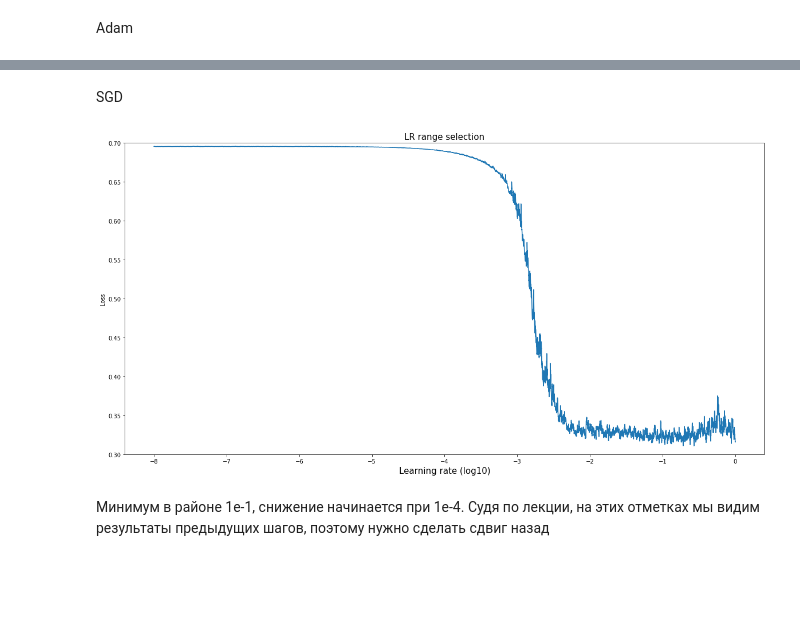
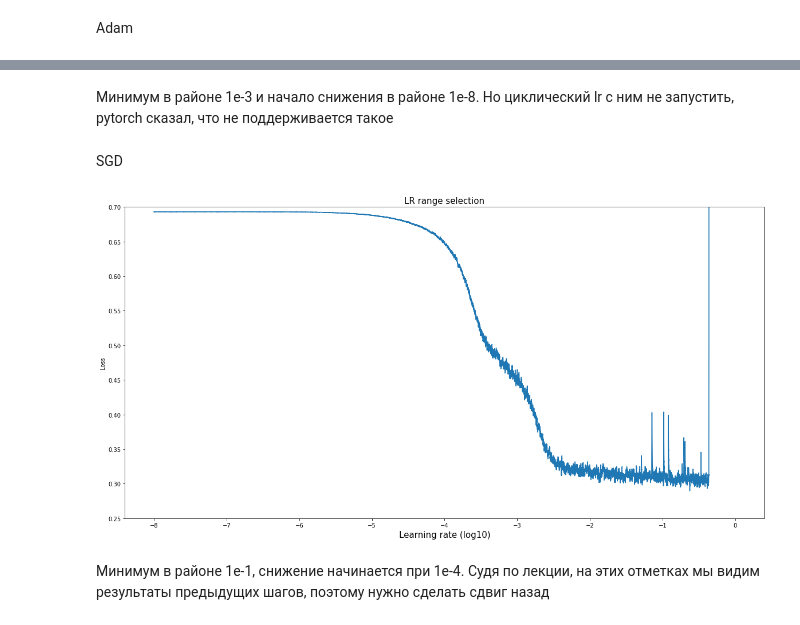
Before and after one commit to SozAnna/S1_Sakha_classification, a Jupyter notebook: Forest_mask_nn.ipynb, the cells around one changed output, grey strips where cells are left out. Saved outputs shown, nothing was run; the diff lists cells and outputs as text; code cells hidden in the pictures; blank space fills up the shorter version.

```diff
--- a/Forest_mask_nn.ipynb
+++ b/Forest_mask_nn.ipynb
@@ -358,6 +338,6 @@ image_array.shape
 # %%
-# image_norm = np.stack((band_1, band_2), axis=-1)
-# image_norm.shape
+image_norm = np.stack((band_1, band_2), axis=-1)
+image_norm.shape
 # %% [output]
 (6146, 5008, 2)
 # %% [markdown]
@@ -442,15 +404,15 @@ test_labels = mask_array[4000:5000]
 # %%
 # мне хочется резать по круглым числам, поэтому
-bound_val = int(image_array.shape[0] * 0.05) * 10 # тут пришлось отбросить единицы при округлении 1/10 от числа
-bound_test = int(image_array.shape[0] * 0.06) * 10
+bound_val = int(image_norm.shape[0] * 0.05) * 10 # отбросить единицы при округлении 1/10 от числа
+bound_test = int(image_norm.shape[0] * 0.07) * 10
 print(f"bound_val={bound_val}  bound_test={bound_test}")
 
-# train_image = image_array[:bound_val]
-# train_labels = mask_array[:bound_val]
+train_image = image_norm[:bound_val]
+train_labels = mask_array[:bound_val]
 
-# val_image = image_array[bound_val:bound_test]
-# val_labels = mask_array[bound_val:bound_test]
+val_image = image_norm[bound_val:bound_test]
+val_labels = mask_array[bound_val:bound_test]
 
-# test_image = image_array[bound_test:]
-# test_labels = mask_array[bound_test:]
+test_image = image_norm[bound_test:]
+test_labels = mask_array[bound_test:]
 # %% [output]
@@ -472,24 +434,3 @@ print(test_labels.shape)
-# %%
-# train norm
-min_b1, max_b1, mean_b1, std_b1 = count_statistics(train_image[:,:, :1], pr='no')
-min_b2, max_b2, mean_b2, std_b2 = count_statistics(train_image[:,:, 1:], pr='no')
-band_1 = (np.squeeze(train_image[:,:, :1], axis=2) - mean_b1) / std_b1
-band_2 = (np.squeeze(train_image[:,:, 1:], axis=2) - mean_b2) / std_b2
-train_image = np.stack((band_1, band_2), axis=-1)
-
-# val norm
-min_b1, max_b1, mean_b1, std_b1 = count_statistics(val_image[:,:, :1], pr='no')
-min_b2, max_b2, mean_b2, std_b2 = count_statistics(val_image[:,:, 1:], pr='no')
-band_1 = (np.squeeze(val_image[:,:, :1], axis=2) - mean_b1) / std_b1
-band_2 = (np.squeeze(val_image[:,:, 1:], axis=2) - mean_b2) / std_b2
-val_image = np.stack((band_1, band_2), axis=-1)
-
-# test norm
-min_b1, max_b1, mean_b1, std_b1 = count_statistics(test_image[:,:, :1], pr='no')
-min_b2, max_b2, mean_b2, std_b2 = count_statistics(test_image[:,:, 1:], pr='no')
-band_1 = (np.squeeze(test_image[:,:, :1], axis=2) - mean_b1) / std_b1
-band_2 = (np.squeeze(test_image[:,:, 1:], axis=2) - mean_b2) / std_b2
-test_image = np.stack((band_1, band_2), axis=-1)
 # %% [markdown]
 ### Подготовка данных к загрузке в модель
 
@@ -529,5 +470,5 @@ print(len(valid_dataset))
 # %%
-batch_size = 512
+batch_size = 1024 # все же надо тебя увеличить, иначе я вечно будут учиться
 
 train_loader = DataLoader(dataset=train_dataset,
                           batch_size=batch_size,
@@ -644,3 +585,5 @@ plt.show()
+# %% [markdown]
+Минимум в районе 1е-3 и начало снижения в районе 1е-8. Но циклический lr с ним не запустить, pytorch сказал, что не поддерживается такое
 # %% [markdown]
 SGD
 # %%
@@ -677,13 +620,13 @@ for epoch in tqdm(range(lr_find_epochs)):
 # %%
 plt.figure(figsize=(20, 10))
 plt.title("LR range selection", size=15)
 plt.plot(np.log10(lrs), losses)
 plt.xlabel("Learning rate (log10)",size=15)
 plt.ylabel("Loss")
-plt.ylim((0.3, 0.7))
+plt.ylim((0.25, 0.7))
 plt.show()
 # %% [output]
-[figure, old version]
+[figure, new version]
 # %% [markdown]
 Минимум в районе 1е-1, снижение начинается при 1е-4. Судя по лекции, на этих отметках мы видим результаты предыдущих шагов, поэтому нужно сделать сдвиг назад
 # %%
```
Also changed, not shown: parts of 79 cells of this notebook.
